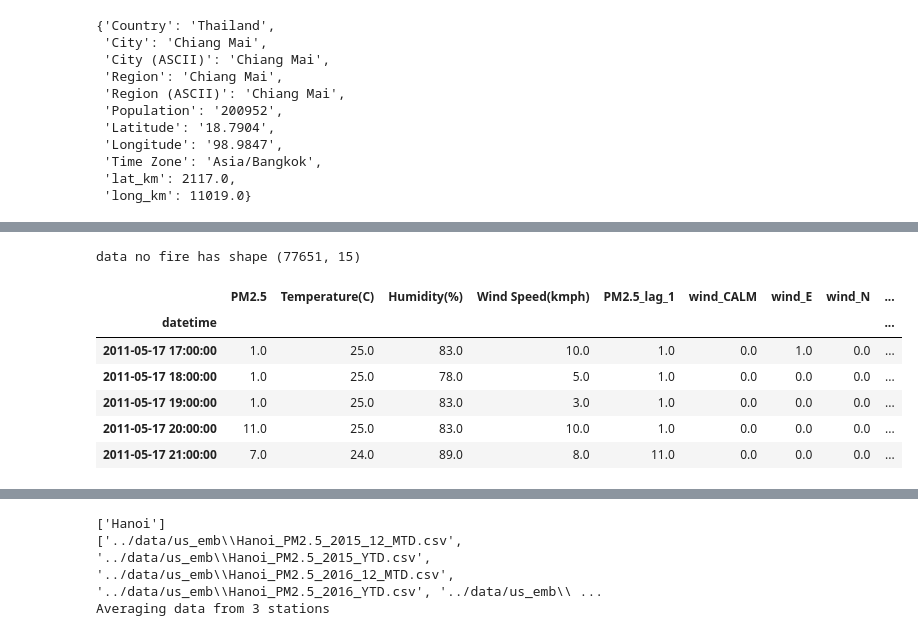
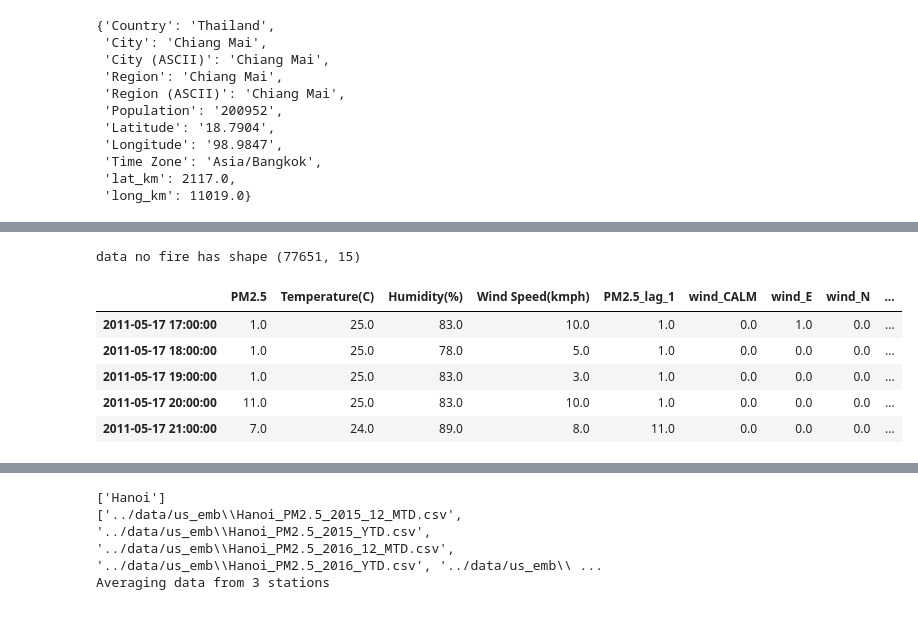
Before and after one commit to worasom/aqi_thailand2, a Jupyter notebook: notebooks/5_dataset_object.ipynb, the cells around one changed output, grey strips where cells are left out. Drawn from its saved outputs; the diff is of its cells as text; code cells hidden in the pictures.

```diff
--- a/notebooks/5_dataset_object.ipynb
+++ b/notebooks/5_dataset_object.ipynb
@@ -71,15 +68,14 @@ data.build_fire(instr='VIIRS')
+# %%
+data.feature_no_fire()
+data.merge_fire()
+# %% [output]
+data no fire has shape (77651, 15)
 # %%
-data.build_weather()
-data.save_()
+data.data.head()
+# %% [output]
+|  | PM2.5 | Temperature(C) | Humidity(%) | Wind Speed(kmph) | PM2.5_lag_1 | wind_CALM | wind_E | wind_N | ... |
+| 2011-05-17 17:00:00 | 1.0 | 25.0 | 83.0 | 10.0 | 1.0 | 0.0 | 1.0 | 0.0 | ... |
+| 2011-05-17 18:00:00 | 1.0 | 25.0 | 78.0 | 5.0 | 1.0 | 0.0 | 0.0 | 0.0 | ... |
+| 2011-05-17 19:00:00 | 1.0 | 25.0 | 83.0 | 3.0 | 1.0 | 0.0 | 0.0 | 0.0 | ... |
+| 2011-05-17 20:00:00 | 11.0 | 25.0 | 83.0 | 10.0 | 1.0 | 0.0 | 0.0 | 0.0 | ... |
+| 2011-05-17 21:00:00 | 7.0 | 24.0 | 89.0 | 8.0 | 11.0 | 0.0 | 0.0 | 0.0 | ... |
-# %%
-data.feature_no_fire()
-data.data_no_fire.head()
-# %% [output]
-data no fire has shape (77651, 15)
-|  | PM2.5 | Temperature(C) | Humidity(%) | Wind Speed(kmph) | PM2.5_lag_1 | wind_CALM | wind_E | wind_N | ... |
-| datetime |  |  |  |  |  |  |  |  | ... |
-| 2011-05-17 17:00:00 | 1.0 | 25.0 | 83.0 | 10.0 | 1.0 | 0.0 | 1.0 | 0.0 | ... |
-| 2011-05-17 18:00:00 | 1.0 | 25.0 | 78.0 | 5.0 | 1.0 | 0.0 | 0.0 | 0.0 | ... |
-| 2011-05-17 19:00:00 | 1.0 | 25.0 | 83.0 | 3.0 | 1.0 | 0.0 | 0.0 | 0.0 | ... |
-| 2011-05-17 20:00:00 | 11.0 | 25.0 | 83.0 | 10.0 | 1.0 | 0.0 | 0.0 | 0.0 | ... |
-| 2011-05-17 21:00:00 | 7.0 | 24.0 | 89.0 | 8.0 | 11.0 | 0.0 | 0.0 | 0.0 | ... |
```
Also changed, not shown: parts of 6 cells of this notebook, 4 other files.
